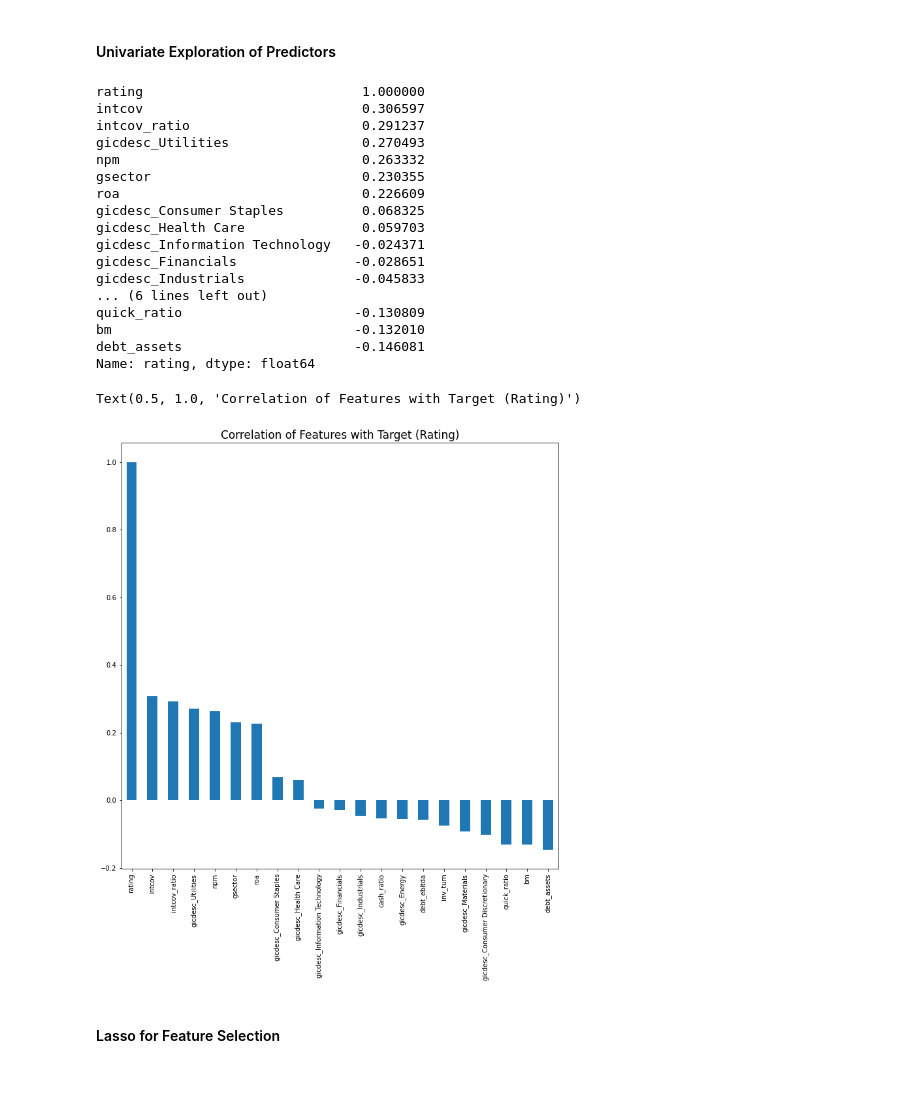
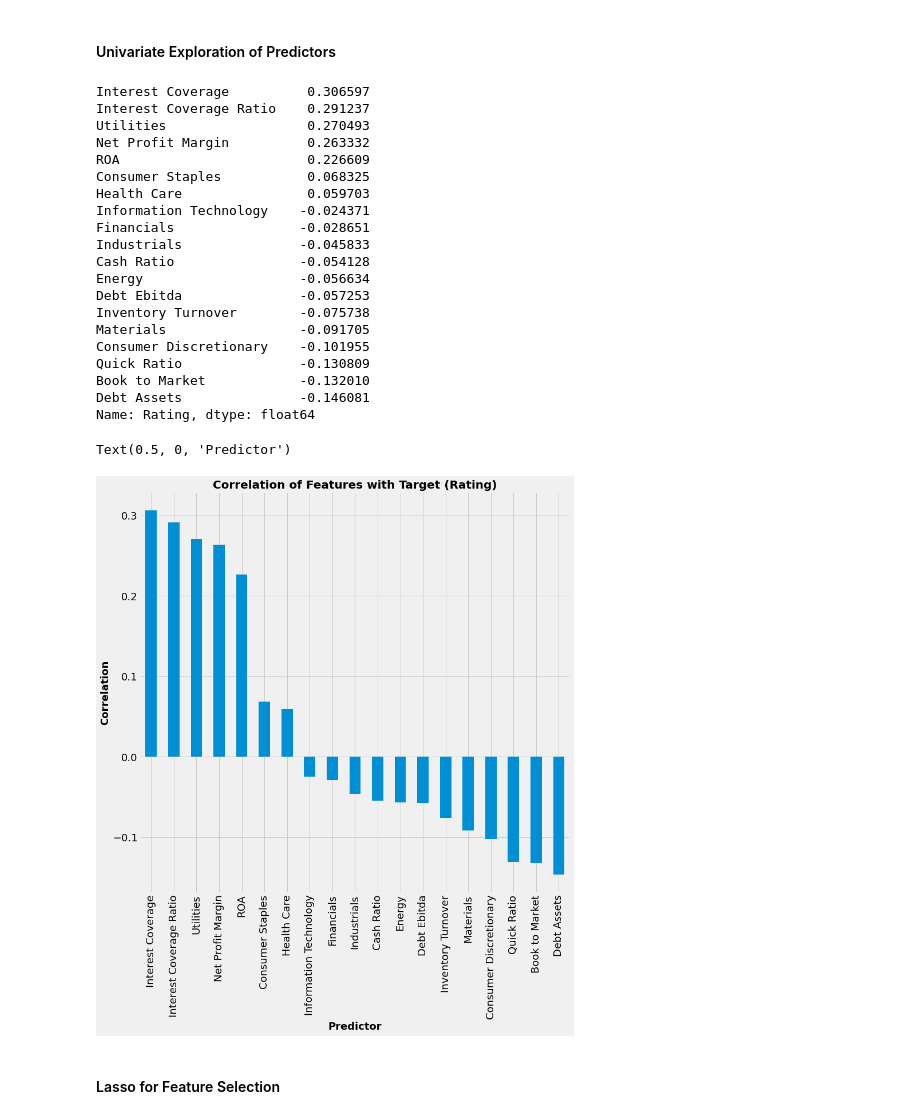
Before and after one commit to acremins1/SCL-and-Comps-Analysis, a Jupyter notebook: sury_hw2/Final Code.ipynb, the cells around one changed output. Drawn from its saved outputs; the diff is of its cells as text; code cells hidden in the pictures; blank space fills up the shorter version.

```diff
--- a/sury_hw2/Final Code.ipynb
+++ b/sury_hw2/Final Code.ipynb
@@ -33,3 +35,15 @@ warnings.filterwarnings('ignore')
+# %%
+plt.rcParams['figure.figsize'] = (12, 8)
+plt.rcParams['lines.linewidth'] = 1
+plt.rcParams['axes.grid'] = True
+plt.rcParams['axes.labelweight'] = 'bold'
+plt.rcParams['axes.titleweight'] = 'bold'
+plt.style.use('fivethirtyeight')
+plt.rcParams['axes.titlesize'] = 20
+plt.rcParams['axes.labelsize'] = 18
+plt.rcParams['xtick.labelsize'] = 18
+plt.rcParams['ytick.labelsize'] = 18
+plt.rcParams['legend.fontsize'] = 18
 # %% [markdown]
 ### Get Data
 # %% [markdown]
@@ -57,7 +71,13 @@ Index(['gsector', 'public_date', 'ticker', 'roa', 'intcov_ratio',
       dtype='object')
 # %%
 X = all_data.drop('rating', axis=1)
+X.drop('gsector', axis = 1, inplace=True)
 y = all_data['rating']
+
+dict_interest = {'gicdesc_Consumer Discretionary': 'Consumer Discretionary', 'gicdesc_Consumer Staples': 'Consumer Staples', 'gicdesc_Energy': 'Energy', 'gicdesc_Financials': 'Financials', 'gicdesc_Health Care': 'Health Care', 'gicdesc_Industrials': 'Industrials', 'gicdesc_Information Technology': 'Information Technology', 'gicdesc_Materials': 'Materials', 'gicdesc_Utilities': 'Utilities', 'roa': 'ROA', 'intcov_ratio': 'Interest Coverage Ratio',  'quick_ratio': 'Quick Ratio', 'intcov': 'Interest Coverage', 'bm': 'Book to Market', 'npm': 'Net Profit Margin',  'debt_assets': 'Debt Assets', 'debt_ebitda': 'Debt Ebitda', 'inv_turn': 'Inventory Turnover', 'cash_ratio': 'Cash Ratio'}
+
+y = y.rename({'rating': 'Rating'})
+X = X.rename(columns=dict_interest)
 
 X_train, X_test, y_train, y_test = train_test_split(X, y, test_size=0.25, random_state=1)
 
@@ -68,8 +88,8 @@ columnsOfInterest = ['gicdesc_Consumer Discretionary', 'gicdesc_Consumer Staples
         'quick_ratio', 'intcov', 'bm', 'npm', 'debt_assets', 'debt_ebitda', \
             'inv_turn', 'cash_ratio']
 
-X_train = X_train[columnsOfInterest]
-X_test = X_test[columnsOfInterest]
+X_train = X_train[dict_interest.values()]
+X_test = X_test[dict_interest.values()]
 # %% [markdown]
 ### Feature Selection
 # %% [markdown]
@@ -88,32 +108,39 @@ Text(0.5, 1.0, 'Correlation Heatmap')
 #### Univariate Exploration of Predictors
 # %%
 # Correlation of each feature with the target variable (rating)
+data = X.copy()
+data['Rating'] = y
 plt.figure(figsize=(12, 12))
-corr = all_data.corr()
-corr.sort_values(["rating"], ascending = False, inplace = True)
-print(corr.rating)
-corr.rating.plot(kind='bar')
-plt.title("Correlation of Features with Target (Rating)", fontsize=17)
+corr = data.corr()
+corr.sort_values(["Rating"], ascending = False, inplace = True)
+print(corr.Rating[1:])
+corr.Rating[1:].plot(kind='bar')
+plt.title("Correlation of Features with Target (Rating)")
+plt.ylabel('Correlation')
+plt.xlabel('Predictor')
 # %% [output]
-rating                            1.000000
-intcov                            0.306597
-intcov_ratio                      0.291237
-gicdesc_Utilities                 0.270493
-npm                               0.263332
-gsector                           0.230355
-roa                               0.226609
-gicdesc_Consumer Staples          0.068325
-gicdesc_Health Care               0.059703
-gicdesc_Information Technology   -0.024371
-gicdesc_Financials               -0.028651
-gicdesc_Industrials              -0.045833
-... (6 lines left out)
-quick_ratio                      -0.130809
-bm                               -0.132010
-debt_assets                      -0.146081
-Name: rating, dtype: float64
+Interest Coverage          0.306597
+Interest Coverage Ratio    0.291237
+Utilities                  0.270493
+Net Profit Margin          0.263332
+ROA                        0.226609
+Consumer Staples           0.068325
+Health Care                0.059703
+Information Technology    -0.024371
+Financials                -0.028651
+Industrials               -0.045833
+Cash Ratio                -0.054128
+Energy                    -0.056634
+Debt Ebitda               -0.057253
+Inventory Turnover        -0.075738
+Materials                 -0.091705
+Consumer Discretionary    -0.101955
+Quick Ratio               -0.130809
+Book to Market            -0.132010
+Debt Assets               -0.146081
+Name: Rating, dtype: float64
-Text(0.5, 1.0, 'Correlation of Features with Target (Rating)')
+Text(0.5, 0, 'Predictor')
-[figure, old version]
+[figure, new version]
 # %% [markdown]
 #### Lasso for Feature Selection
 # %% [markdown]
```
Also changed, not shown: parts of 25 cells of this notebook, 1 other file.
